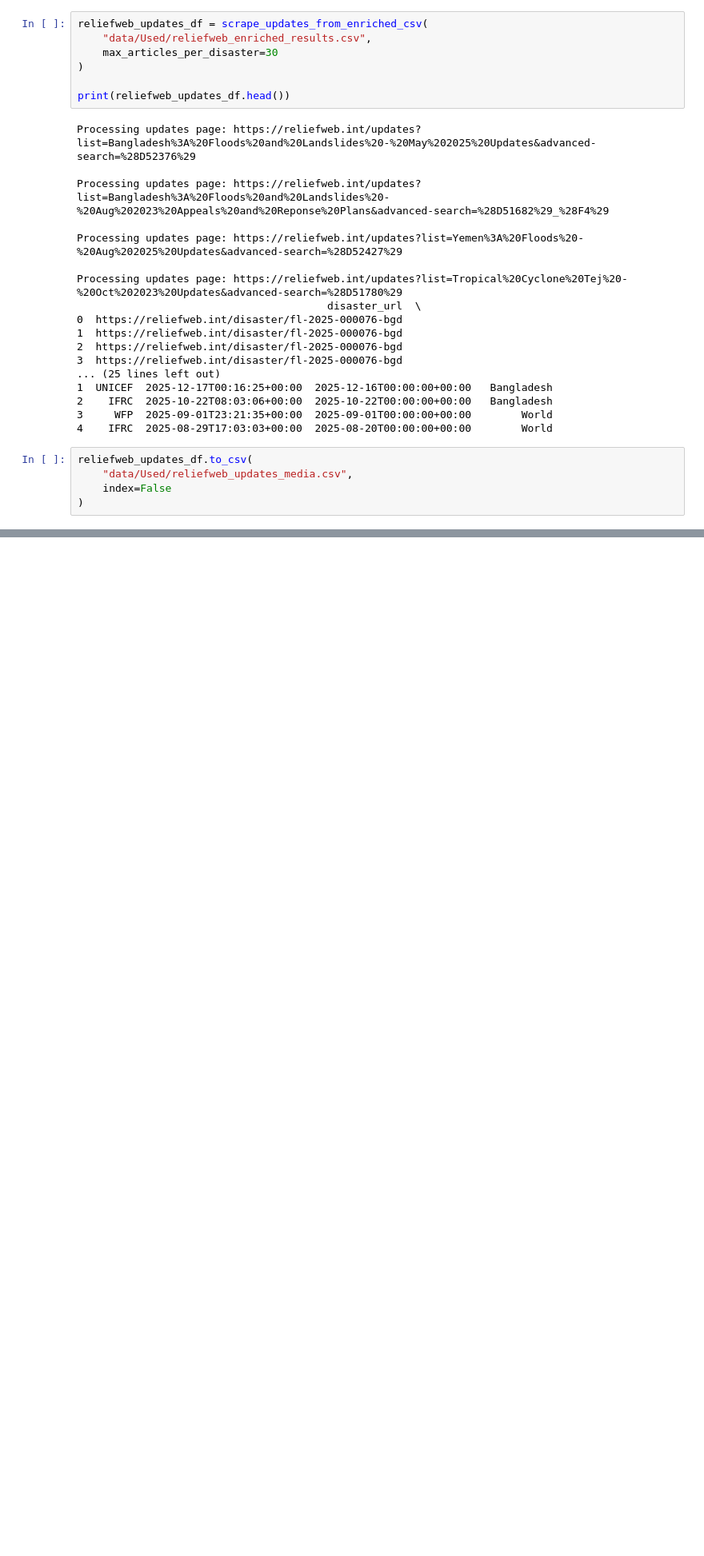
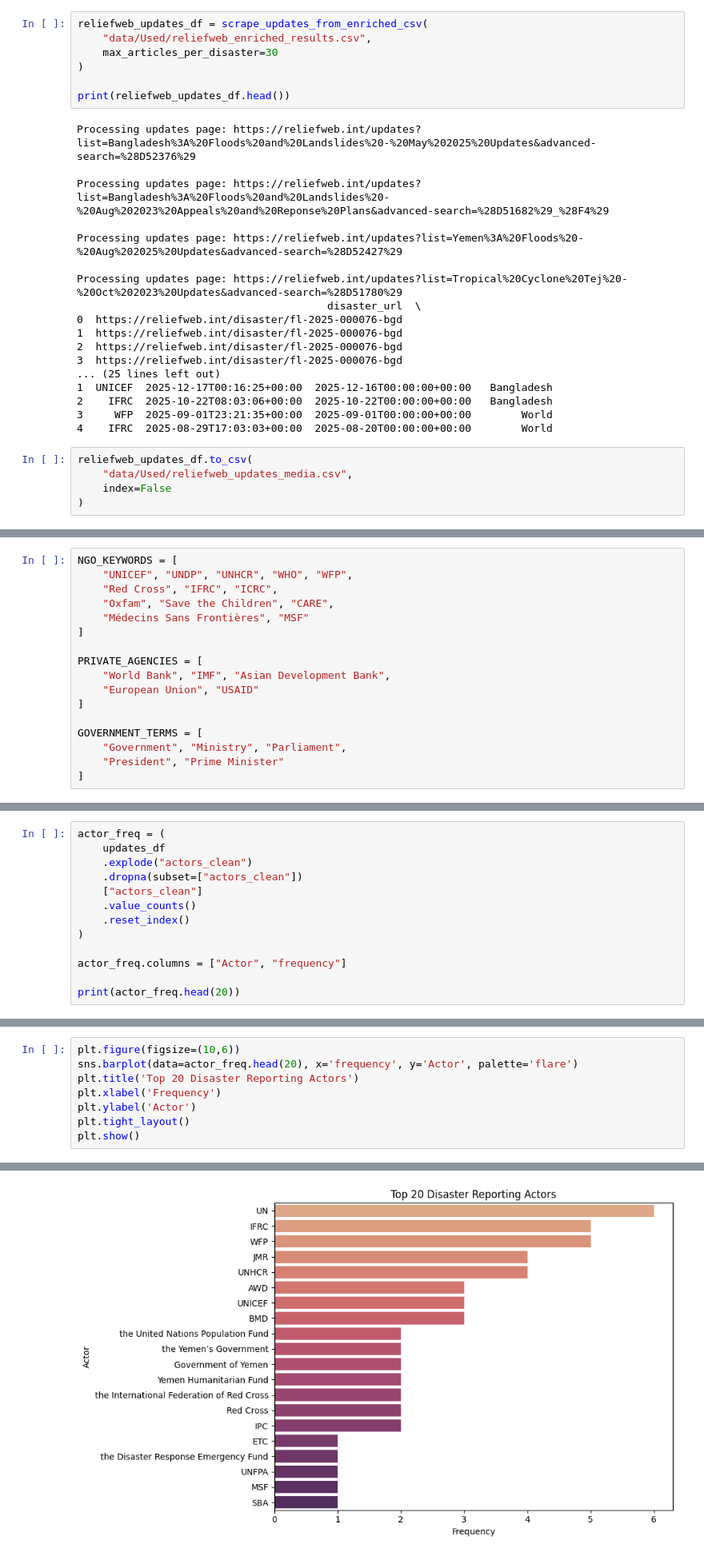
Before and after one commit to urvashibala/GDACS-disaster-data-analysis, a Jupyter notebook: main.ipynb, the cells around one changed output, grey strips where cells are left out. Shown at 80% size. Drawn from its saved outputs; the diff is of its cells as text; blank space fills up the shorter version.

```diff
--- a/main.ipynb
+++ b/main.ipynb
@@ -856,0 +1036,17 @@ reliefweb_updates_df.to_csv(
+# %%
+NGO_KEYWORDS = [
+    "UNICEF", "UNDP", "UNHCR", "WHO", "WFP",
+    "Red Cross", "IFRC", "ICRC",
+    "Oxfam", "Save the Children", "CARE",
+    "Médecins Sans Frontières", "MSF"
+]
+
+PRIVATE_AGENCIES = [
+    "World Bank", "IMF", "Asian Development Bank",
+    "European Union", "USAID"
+]
+
+GOVERNMENT_TERMS = [
+    "Government", "Ministry", "Parliament",
+    "President", "Prime Minister"
+]
@@ -856,0 +1406,13 @@ reliefweb_updates_df.to_csv(
+# %%
+actor_freq = (
+    updates_df
+    .explode("actors_clean")
+    .dropna(subset=["actors_clean"])
+    ["actors_clean"]
+    .value_counts()
+    .reset_index()
+)
+
+actor_freq.columns = ["Actor", "frequency"]
+
+print(actor_freq.head(20))
@@ -856,0 +1437,9 @@ reliefweb_updates_df.to_csv(
+# %%
+plt.figure(figsize=(10,6))
+sns.barplot(data=actor_freq.head(20), x='frequency', y='Actor', palette='flare')
+plt.title('Top 20 Disaster Reporting Actors')
+plt.xlabel('Frequency')
+plt.ylabel('Actor')
+plt.tight_layout()
+plt.show()
+# %% [output]
@@ -856,0 +1449 @@ reliefweb_updates_df.to_csv(
+[figure, added]
```
Also changed, not shown: parts of 92 cells of this notebook, 2 other files.
